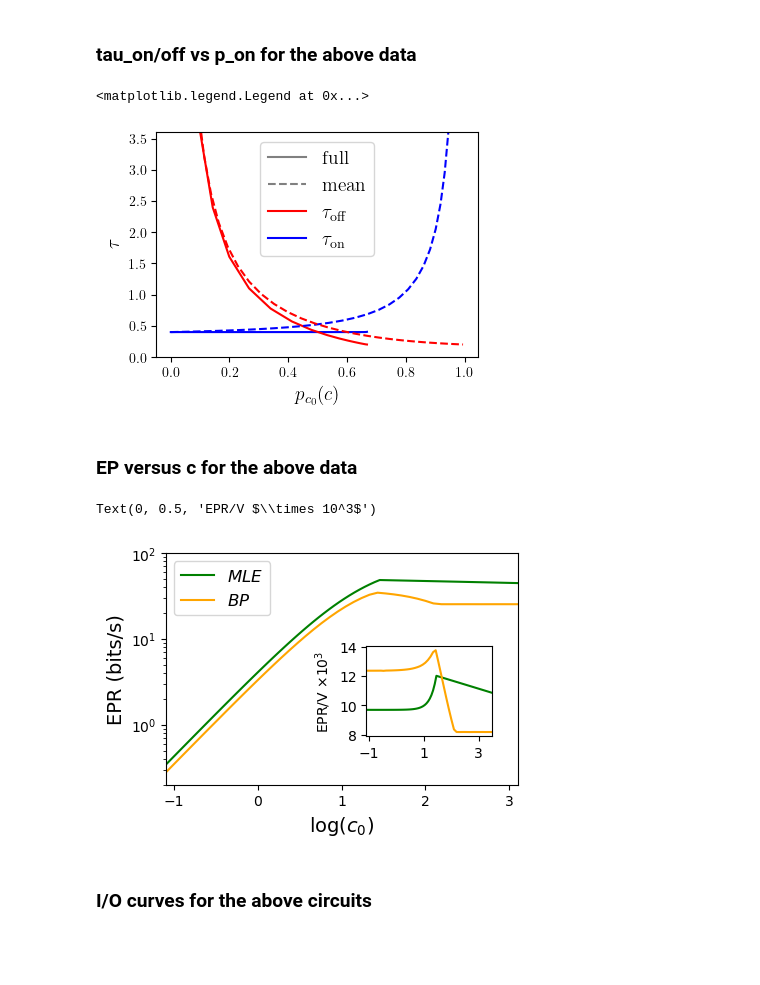
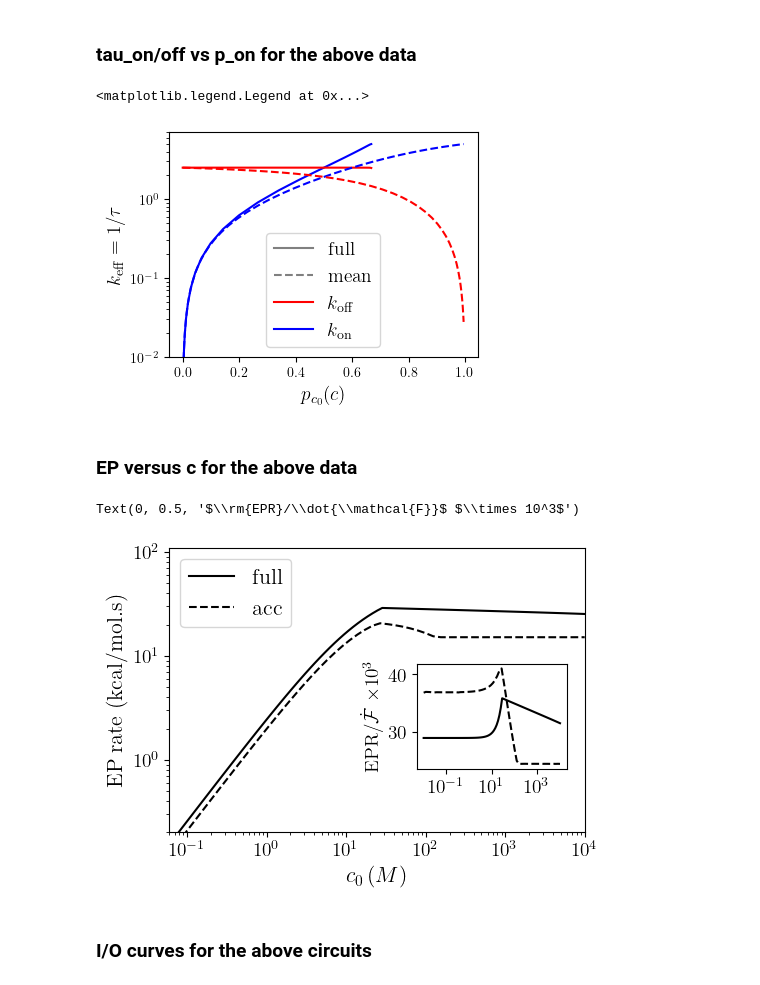
Before and after one commit to ta-rekt/LLROpt.jl, a Jupyter notebook: development.ipynb, the cells around one changed output. Saved outputs shown, nothing was run; the diff lists cells and outputs as text; code cells hidden in the pictures; blank space fills up the shorter version.

```diff
--- a/development.ipynb
+++ b/development.ipynb
@@ -4680,5 +4685,5 @@ ax.axvline(x=0.503*5/0.0888, linestyle='dashdot', color="gray", label="$$")
 # %%
-date = 20250411
+date = 20250422
 dirname = '{}/.julia/dev/LLROpt/plots/{}'.format(os.environ["HOME"], date)
 
 if not os.path.exists(dirname):
@@ -4735,11 +4740,12 @@ for i in [0,1]:
         tauons[j] = 1/koffu + 1/kuon + (c *kbon)/(koffu *kuon)
         pons[j] = tauons[j] / (tauons[j] + tauoffs[j])
 
-    ax.plot(pons, tauons, color=colors_on[i], label=labels[i], linestyle=linestyles[i])
-    ax.plot(pons, tauoffs, color=colors_off[i], linestyle=linestyles[i])
+    ax.plot(pons, 1/tauoffs, color=colors_on[i], label=labels[i], linestyle=linestyles[i])
+    ax.plot(pons, 1/tauons, color=colors_off[i], linestyle=linestyles[i])
 
-ax.set_ylim(0,3.6)
-ax.set_ylabel(r"$\tau$", fontsize=14)
+ax.set_yscale('log')
+ax.set_ylim(1e-2,7)
+ax.set_ylabel(r"$k_{\rm eff}=1/\tau$", fontsize=14)
 ax.set_xlabel(r"$p_{c_0}(c)$", fontsize=14)
 ax.legend((Line2D([0], [0], linestyle='solid', color='gray'),
            Line2D([0], [0], linestyle='dashed', color='gray'),
@@ -4747,19 +4753,19 @@ ax.legend((Line2D([0], [0], linestyle='solid', color='gray'),
            Line2D([0], [0], linestyle='solid', color='blue')),
            (r"$\rm{full}$",
             r"$\rm{mean}$",
-            r"$\tau_{\rm off}$",
-            r"$\tau_{\rm on}$"), loc='upper center', fontsize=14)
+            r"$k_{\rm off}$",
+            r"$k_{\rm on}$"), loc='lower center', fontsize=14)
 # %% [output]
 <matplotlib.legend.Legend at 0x...>
-[figure, old version]
+[figure, new version]
 # %%
-date = 20250416
+date = 20250425
 dirname = '{}/.julia/dev/LLROpt/plots/{}'.format(os.environ["HOME"], date)
 
 if not os.path.exists(dirname):
     os.makedirs(dirname)
 
-fig.savefig('{}/.julia/dev/LLROpt/plots/{}/tau-onoff-vs-pon.svg'.format(os.environ["HOME"], date))
+fig.savefig('{}/.julia/dev/LLROpt/plots/{}/tau-onoff-vs-pon.jpg'.format(os.environ["HOME"], date))
 # %% [markdown]
 ### EP versus c for the above data
 # %%
@@ -4771,19 +4777,24 @@ dirname_full = "20250304/irfull-c-exact"
 
 ncpus = 1
 nedges = 8
-figsize = (4.2,3)
+figsize = (5,3.5)
 ks = [32, 64]
 dirs = [dirname_full, dirname_acc]
 whichfs = ["full", "acc"]
-colors = ["green", "orange"]
-labels=["$MLE$", "$BP$"]
+colors = ["black", "black"]
+linestyles = ["solid", "dashed"]
+labels=[r"$\rm{full}$", r"$\rm{acc}$"]
+
+plt.rcParams['text.usetex'] = True
 
 fig, ax = plt.subplots(1,1, figsize=figsize, layout="constrained")
 
 ax.set_yscale('log')
-ax.set_ylabel("EPR (bits/s)", fontsize=14)
-ax.set_xlabel("$\log (c_0)$", fontsize=14)
-ax.set_xticks(list(range(-2,5)))
+ax.set_ylabel(r"$\rm{EP\; rate\;(kcal/mol.s)}$", fontsize=16)
+ax.set_xlabel(r"$c_0 \, (M)$", fontsize=16)
+ax.tick_params(axis='both', which='major', labelsize=14)
+M = 5
+RS = 300*1.987 / 1000
 
 for i in [0,1]:
     k = ks[i]
@@ -4802,6 +4813,8 @@ for i in [0,1]:
 
     for j in range(1, nparams+1):
         logrates = data[j][:nedges]
+        if i == 0:
+            logrates[2] = -M
         c = data[j][nedges+1]
         we_lin = np.array([(u,v,10**r) for ((u,v),r) in zip(edges, logrates)])
         Q = utils.build_mat(we_lin, input_edges, c)
@@ -4818,13 +4831,14 @@ for i in [0,1]:
     # tauoff = 1/(c*kboff)
     # tauon = c*kbon/(koffu*kuon)
     taubmax = tauon + tauoff
-    ax.plot(np.log10(cvals), epvals, label=labels[i], color=colors[i])
+    ax.plot(cvals, epvals*RS, label=labels[i], color=colors[i], linestyle=linestyles[i])
 
 
 # ax.set_ylim(7.5e3, 14e3)
-ax.set_ylim(2e-1, 1e2)
-ax.set_xlim(-1.1, 3.1)
-ax.legend(loc='upper left', fontsize=12)
+ax.set_ylim(2e-1, 1.1e2)
+ax.set_xlim(3e-2, 1e4)
+ax.set_xscale('log')
+ax.legend(loc='upper left', fontsize=16)
 
 left, bottom, width, height = [0.63, 0.35, 0.3, 0.3]
 ax2 = fig.add_axes([left, bottom, width, height])
@@ -4837,39 +4851,48 @@ for i in [0,1]:
     nparams = params["nparams"]
     edges = np.array([(1,3), (1,2), (2,4), (2,1), (3,1), (3,4), (4,2), (4,3)]) - 1
     input_edges = [(0,2), (1,3)]
     on_ind = [0,1,0,1]
 
     irvals = np.array([data[i][nedges] for i in range(1, nparams+1)])
     cvals = np.array([data[i][nedges+1] for i in range(1, nparams+1)])
 
     epvals = np.zeros(nparams)
 
     for j in range(1, nparams+1):
         logrates = data[j][:nedges]
+        if i == 0:
+            logrates[2] = -M
         c = data[j][nedges+1]
         we_lin = np.array([(u,v,10**r) for ((u,v),r) in zip(edges, logrates)])
         Q = utils.build_mat(we_lin, input_edges, c)
         epvals[j-1] = ctmc.EP_ss(Q)
 
     logrates = data[k][:nedges]
     c = data[k][nedges+1]
     kboff, konu, kbon, koffu, kuoff, konb, kuon, koffb = 10**np.array(logrates)
 
     we_lin = np.array([(u,v,10**r) for ((u,v),r) in zip(edges, logrates)])
     input_edges = [(0,2), (1,3)]
     on_ind = [0,1,0,1]
     tauon, tauoff = ctmc.mean_fpt_part(we_lin, input_edges, c, on_ind)
     # tauoff = 1/(c*kboff)
     # tauon = c*kbon/(koffu*kuon)
     taubmax = tauon + tauoff
-    ax2.plot(np.log10(cvals), epvals/irvals, label=labels[i], color=colors[i])
+    ax2.plot(cvals, RS*epvals/(200*irvals), label=labels[i], color=colors[i],linestyle=linestyles[i])
 
-ax2.set_xticks([-1,1, 3])
-ax2.set_xlim(-1.1,3.5)
-ax2.set_yticks([8000, 10000, 12000, 14000])
-ax2.set_yticklabels([8, 10, 12, 14])
-ax2.set_ylabel("EPR/V $\\times 10^3$")
+# "$10^{-1}$", "$10^{0}$", "$10^{1}$", "$10^{2}$", "$10^{3}$"
+ax2.set_xscale('log')
+ax.set_xlim(6e-2,1e4)
+ax2ticks = [1e-1,1e1,1e3]
+ax2.set_xticks(ax2ticks)
+ax2.set_xticklabels(["$10^{-1}$", "$10^{1}$","$10^{3}$"], fontsize=14)
+ax2.tick_params(axis='both', which='major', labelsize=14)
+# ax2.set_ylim(18, 42)
+
+# ax2.set_yticks([8000, 10000, 12000, 14000])
+# ax2.set_yticklabels(["$8$", "$10$", "$12$", "$14$"], fontsize=14)
+ax2.set_ylabel(r"$\rm{EPR}/\dot{\mathcal{F}}$ $\times 10^3$", fontsize=14)
 # %% [output]
-Text(0, 0.5, 'EPR/V $\\times 10^3$')
+Text(0, 0.5, '$\\rm{EPR}/\\dot{\\mathcal{F}}$ $\\times 10^3$')
-[figure, old version]
+[figure, new version]
 # %%
```
Also changed, not shown: parts of 18 cells of this notebook, 22 other files.
